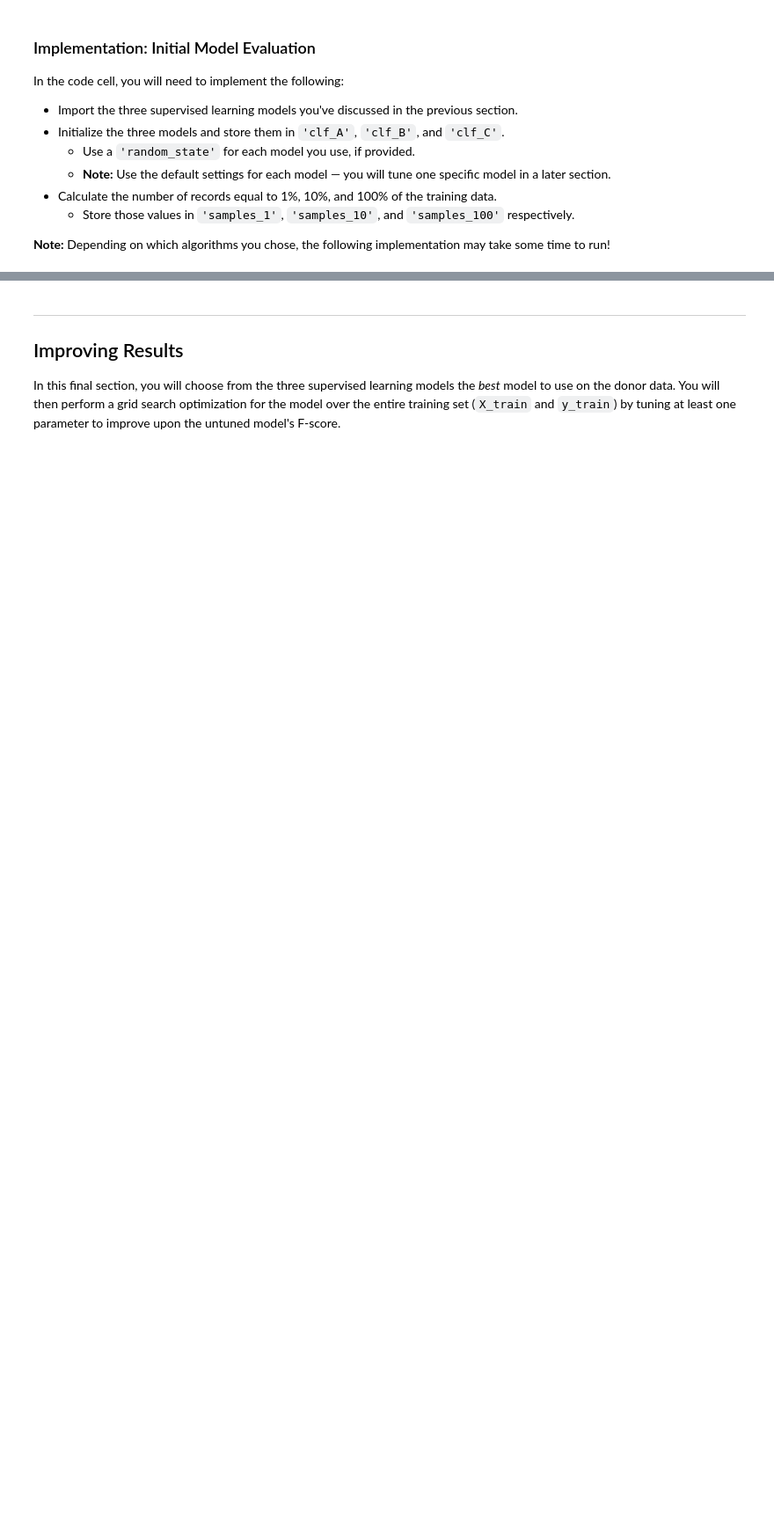
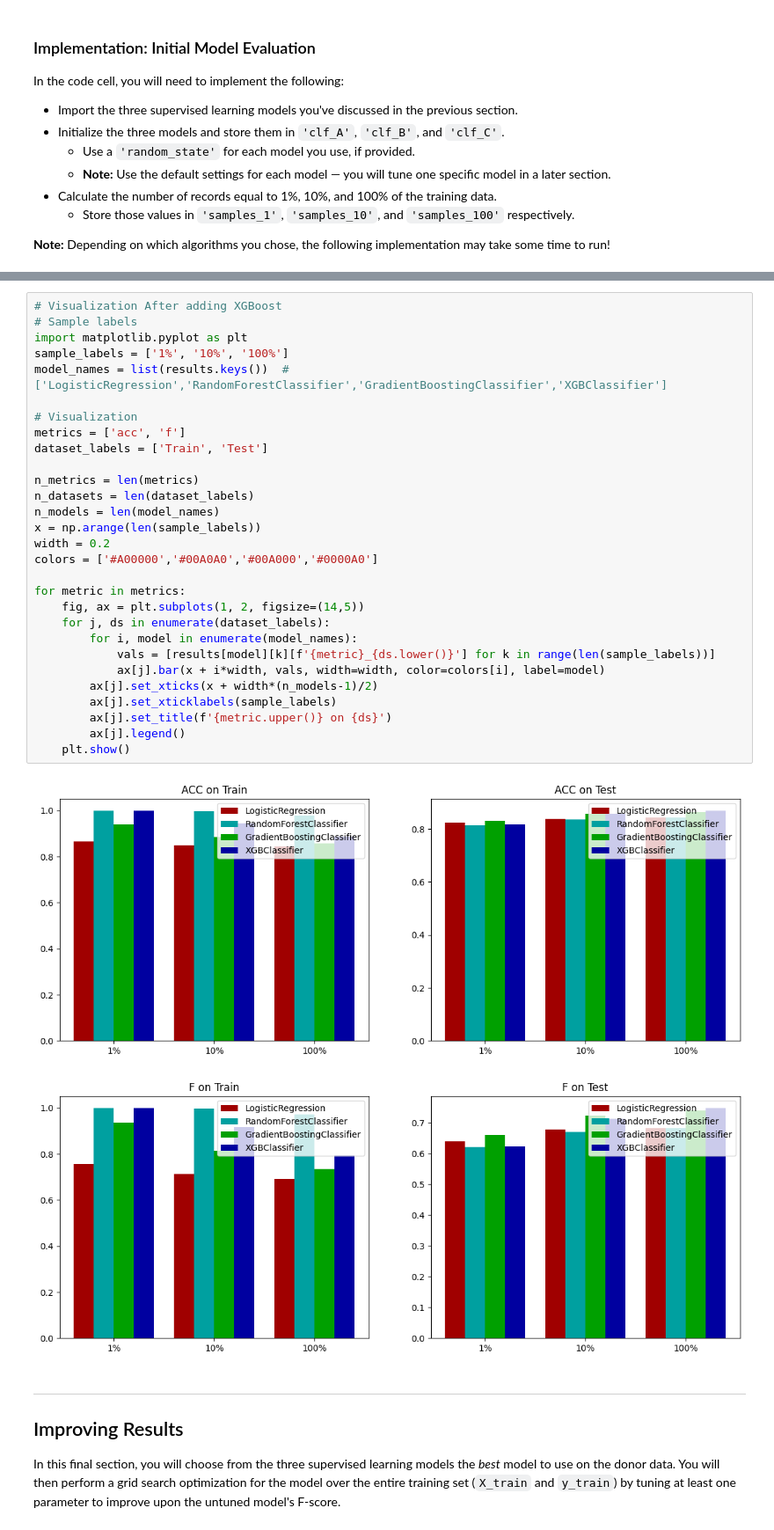
Before and after one commit to MostafaGmalFouda/Machine-learning-Project_2-DEPI-R4, a Jupyter notebook: finding_donors.ipynb, the cells around one changed output, grey strips where cells are left out. Shown at 88% size. Drawn from its saved outputs; the diff is of its cells as text; blank space fills up the shorter version.

```diff
--- a/finding_donors.ipynb
+++ b/finding_donors.ipynb
@@ -596,3 +650,35 @@ GradientBoostingClassifier:
+# %%
+# Visualization After adding XGBoost
+# Sample labels
+import matplotlib.pyplot as plt
+sample_labels = ['1%', '10%', '100%']
+model_names = list(results.keys())  # ['LogisticRegression','RandomForestClassifier','GradientBoostingClassifier','XGBClassifier']
+
+# Visualization
+metrics = ['acc', 'f']
+dataset_labels = ['Train', 'Test']
+
+n_metrics = len(metrics)
+n_datasets = len(dataset_labels)
+n_models = len(model_names)
+x = np.arange(len(sample_labels))
+width = 0.2
+colors = ['#A00000','#00A0A0','#00A000','#0000A0']
+
+for metric in metrics:
+    fig, ax = plt.subplots(1, 2, figsize=(14,5))
+    for j, ds in enumerate(dataset_labels):
+        for i, model in enumerate(model_names):
+            vals = [results[model][k][f'{metric}_{ds.lower()}'] for k in range(len(sample_labels))]
+            ax[j].bar(x + i*width, vals, width=width, color=colors[i], label=model)
+        ax[j].set_xticks(x + width*(n_models-1)/2)
+        ax[j].set_xticklabels(sample_labels)
+        ax[j].set_title(f'{metric.upper()} on {ds}')
+        ax[j].legend()
+    plt.show()
+# %% [output]
+[figure, added]
+[figure, added]
 # %% [markdown]
 ----
 ## Improving Results
```
Also changed, not shown: parts of 19 cells of this notebook, 14 other files.
